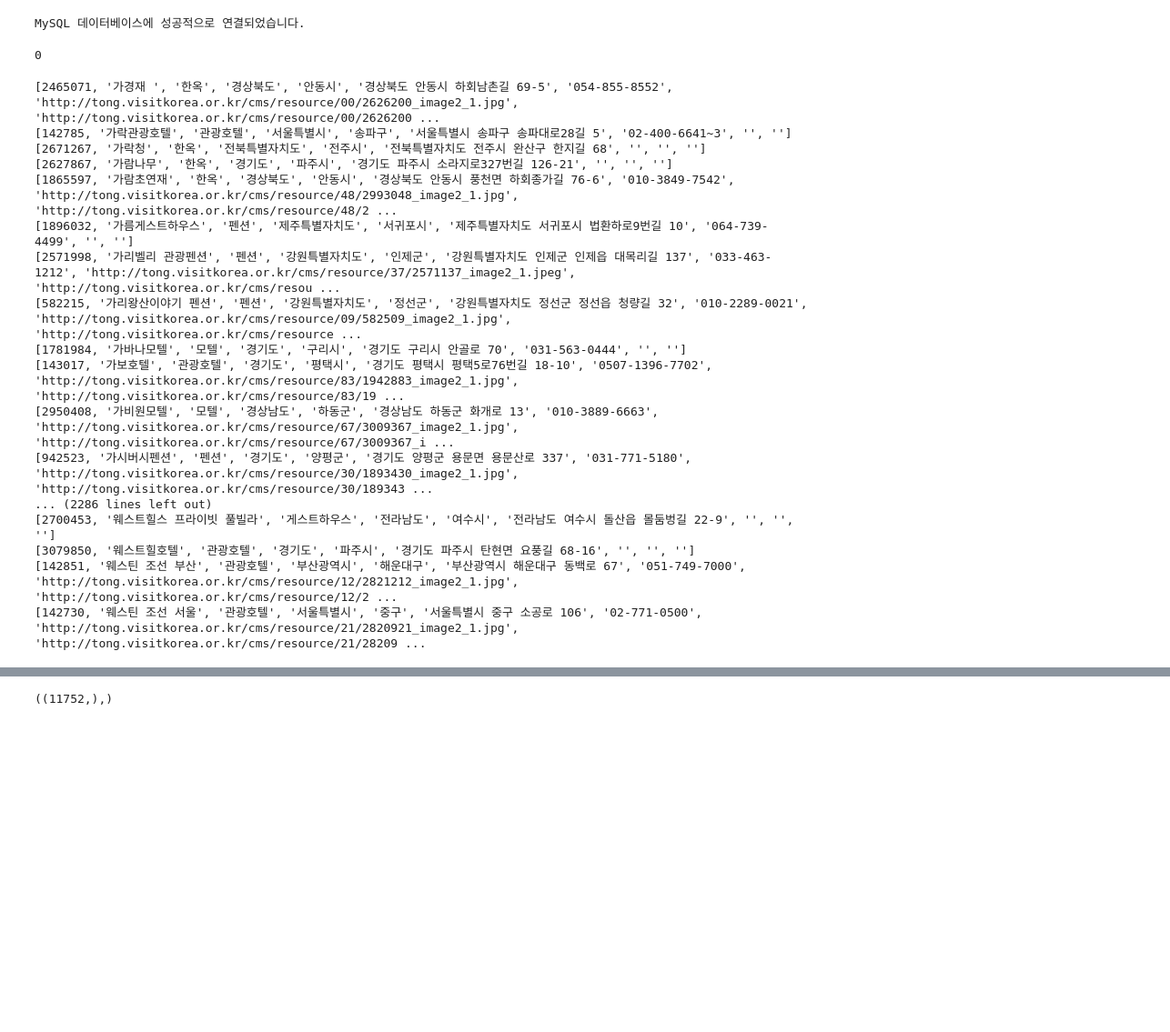
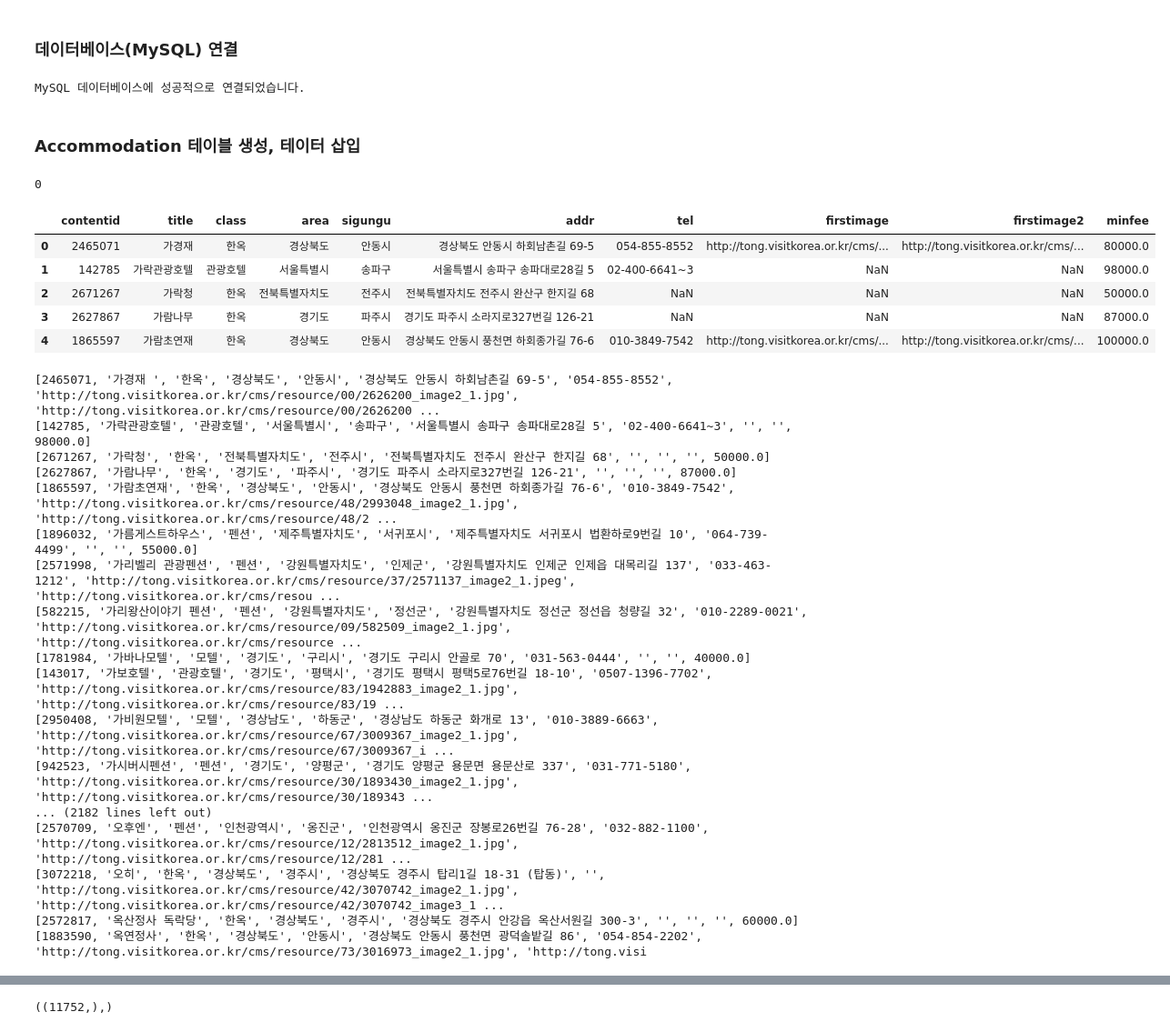
Before and after one commit to cms6090/CAPSTONE, a Jupyter notebook: python/data_input.ipynb, the cells around one changed output, grey strips where cells are left out. Shown at 91% size. Saved outputs shown, nothing was run; the diff lists cells and outputs as text; code cells hidden in the pictures; blank space fills up the shorter version.

```diff
--- a/python/data_input.ipynb
+++ b/python/data_input.ipynb
@@ -3,6 +3,8 @@ import pymysql
 import pandas as pd
 import numpy as np
 import random
+# %% [markdown]
+### 데이터베이스(MySQL) 연결
 # %%
 try:
     # MySQL 데이터베이스에 연결
@@ -27,6 +29,8 @@ except pymysql.MySQLError as e:
 #         print("MySQL 데이터베이스와의 연결이 종료되었습니다.")
 # %% [output]
 MySQL 데이터베이스에 성공적으로 연결되었습니다.
+# %% [markdown]
+### Accommodation 테이블 생성, 테이터 삽입
 # %%
 cur = conn.cursor()
 
@@ -35,15 +39,23 @@ cur.execute("CREATE TABLE Accommodation (contentid INT PRIMARY KEY,title VARCHAR
 0
 # %%
 # CSV 파일 경로
-csv_file_path = '../data/hotel_after.csv'
+csv_file_path = '../data/hotel_after_updated.csv'
 
 # CSV 파일 읽기
 data = pd.read_csv(csv_file_path)
+data.head(5)
+# %% [output]
+|  | contentid | title | class | area | sigungu | addr | tel | firstimage | firstimage2 | minfee |
+| 0 | 2465071 | 가경재 | 한옥 | 경상북도 | 안동시 | 경상북도 안동시 하회남촌길 69-5 | 054-855-8552 | http://tong.visitkorea.or.kr/cms/... | http://tong.visitkorea.or.kr/cms/... | 80000.0 |
+| 1 | 142785 | 가락관광호텔 | 관광호텔 | 서울특별시 | 송파구 | 서울특별시 송파구 송파대로28길 5 | 02-400-6641~3 | NaN | NaN | 98000.0 |
+| 2 | 2671267 | 가락청 | 한옥 | 전북특별자치도 | 전주시 | 전북특별자치도 전주시 완산구 한지길 68 | NaN | NaN | NaN | 50000.0 |
+| 3 | 2627867 | 가람나무 | 한옥 | 경기도 | 파주시 | 경기도 파주시 소라지로327번길 126-21 | NaN | NaN | NaN | 87000.0 |
+| 4 | 1865597 | 가람초연재 | 한옥 | 경상북도 | 안동시 | 경상북도 안동시 풍천면 하회종가길 76-6 | 010-3849-7542 | http://tong.visitkorea.or.kr/cms/... | http://tong.visitkorea.or.kr/cms/... | 100000.0 |
 # %%
 for index, row in data.iterrows():
     sql = """
-        INSERT INTO Accommodation (contentid, title, part, area, sigungu, addr, tel, firstimage, firstimage2)
-        VALUES (%s, %s, %s, %s, %s, %s, %s, %s, %s)
+        INSERT INTO Accommodation (contentid, title, part, area, sigungu, addr, tel, firstimage, firstimage2, minfee)
+        VALUES (%s, %s, %s, %s, %s, %s, %s, %s, %s, %s)
     """
     # NaN 값을 빈 문자열로 대체
     values = [value if pd.notna(value) else '' for value in row.values]
@@ -51,22 +63,22 @@ for index, row in data.iterrows():
     cur.execute(sql, values)
 # %% [output]
 [2465071, '가경재 ', '한옥', '경상북도', '안동시', '경상북도 안동시 하회남촌길 69-5', '054-855-8552', 'http://tong.visitkorea.or.kr/cms/resource/00/2626200_image2_1.jpg', 'http://tong.visitkorea.or.kr/cms/resource/00/2626200 ...
-[142785, '가락관광호텔', '관광호텔', '서울특별시', '송파구', '서울특별시 송파구 송파대로28길 5', '02-400-6641~3', '', '']
-[2671267, '가락청', '한옥', '전북특별자치도', '전주시', '전북특별자치도 전주시 완산구 한지길 68', '', '', '']
-[2627867, '가람나무', '한옥', '경기도', '파주시', '경기도 파주시 소라지로327번길 126-21', '', '', '']
+[142785, '가락관광호텔', '관광호텔', '서울특별시', '송파구', '서울특별시 송파구 송파대로28길 5', '02-400-6641~3', '', '', 98000.0]
+[2671267, '가락청', '한옥', '전북특별자치도', '전주시', '전북특별자치도 전주시 완산구 한지길 68', '', '', '', 50000.0]
+[2627867, '가람나무', '한옥', '경기도', '파주시', '경기도 파주시 소라지로327번길 126-21', '', '', '', 87000.0]
 [1865597, '가람초연재', '한옥', '경상북도', '안동시', '경상북도 안동시 풍천면 하회종가길 76-6', '010-3849-7542', 'http://tong.visitkorea.or.kr/cms/resource/48/2993048_image2_1.jpg', 'http://tong.visitkorea.or.kr/cms/resource/48/2 ...
-[1896032, '가름게스트하우스', '펜션', '제주특별자치도', '서귀포시', '제주특별자치도 서귀포시 법환하로9번길 10', '064-739-4499', '', '']
+[1896032, '가름게스트하우스', '펜션', '제주특별자치도', '서귀포시', '제주특별자치도 서귀포시 법환하로9번길 10', '064-739-4499', '', '', 55000.0]
 [2571998, '가리벨리 관광펜션', '펜션', '강원특별자치도', '인제군', '강원특별자치도 인제군 인제읍 대목리길 137', '033-463-1212', 'http://tong.visitkorea.or.kr/cms/resource/37/2571137_image2_1.jpeg', 'http://tong.visitkorea.or.kr/cms/resou ...
 [582215, '가리왕산이야기 펜션', '펜션', '강원특별자치도', '정선군', '강원특별자치도 정선군 정선읍 청량길 32', '010-2289-0021', 'http://tong.visitkorea.or.kr/cms/resource/09/582509_image2_1.jpg', 'http://tong.visitkorea.or.kr/cms/resource ...
-[1781984, '가바나모텔', '모텔', '경기도', '구리시', '경기도 구리시 안골로 70', '031-563-0444', '', '']
+[1781984, '가바나모텔', '모텔', '경기도', '구리시', '경기도 구리시 안골로 70', '031-563-0444', '', '', 40000.0]
 [143017, '가보호텔', '관광호텔', '경기도', '평택시', '경기도 평택시 평택5로76번길 18-10', '0507-1396-7702', 'http://tong.visitkorea.or.kr/cms/resource/83/1942883_image2_1.jpg', 'http://tong.visitkorea.or.kr/cms/resource/83/19 ...
 [2950408, '가비원모텔', '모텔', '경상남도', '하동군', '경상남도 하동군 화개로 13', '010-3889-6663', 'http://tong.visitkorea.or.kr/cms/resource/67/3009367_image2_1.jpg', 'http://tong.visitkorea.or.kr/cms/resource/67/3009367_i ...
 [942523, '가시버시펜션', '펜션', '경기도', '양평군', '경기도 양평군 용문면 용문산로 337', '031-771-5180', 'http://tong.visitkorea.or.kr/cms/resource/30/1893430_image2_1.jpg', 'http://tong.visitkorea.or.kr/cms/resource/30/189343 ...
-... (2286 lines left out)
-[2700453, '웨스트힐스 프라이빗 풀빌라', '게스트하우스', '전라남도', '여수시', '전라남도 여수시 돌산읍 몰둠벙길 22-9', '', '', '']
-[3079850, '웨스트힐호텔', '관광호텔', '경기도', '파주시', '경기도 파주시 탄현면 요풍길 68-16', '', '', '']
-[142851, '웨스틴 조선 부산', '관광호텔', '부산광역시', '해운대구', '부산광역시 해운대구 동백로 67', '051-749-7000', 'http://tong.visitkorea.or.kr/cms/resource/12/2821212_image2_1.jpg', 'http://tong.visitkorea.or.kr/cms/resource/12/2 ...
-[142730, '웨스틴 조선 서울', '관광호텔', '서울특별시', '중구', '서울특별시 중구 소공로 106', '02-771-0500', 'http://tong.visitkorea.or.kr/cms/resource/21/2820921_image2_1.jpg', 'http://tong.visitkorea.or.kr/cms/resource/21/28209 ...
+... (2182 lines left out)
+[2570709, '오후엔', '펜션', '인천광역시', '옹진군', '인천광역시 옹진군 장봉로26번길 76-28', '032-882-1100', 'http://tong.visitkorea.or.kr/cms/resource/12/2813512_image2_1.jpg', 'http://tong.visitkorea.or.kr/cms/resource/12/281 ...
+[3072218, '오히', '한옥', '경상북도', '경주시', '경상북도 경주시 탑리1길 18-31 (탑동)', '', 'http://tong.visitkorea.or.kr/cms/resource/42/3070742_image2_1.jpg', 'http://tong.visitkorea.or.kr/cms/resource/42/3070742_image3_1 ...
+[2572817, '옥산정사 독락당', '한옥', '경상북도', '경주시', '경상북도 경주시 안강읍 옥산서원길 300-3', '', '', '', 60000.0]
+[1883590, '옥연정사', '한옥', '경상북도', '안동시', '경상북도 안동시 풍천면 광덕솔밭길 86', '054-854-2202', 'http://tong.visitkorea.or.kr/cms/resource/73/3016973_image2_1.jpg', 'http://tong.visi
 # %%
 cur.execute("SELECT COUNT(*) FROM Accommodation;")
 a = cur.fetchall()
```
Also changed, not shown: parts of 10 cells of this notebook, 21 other files.
